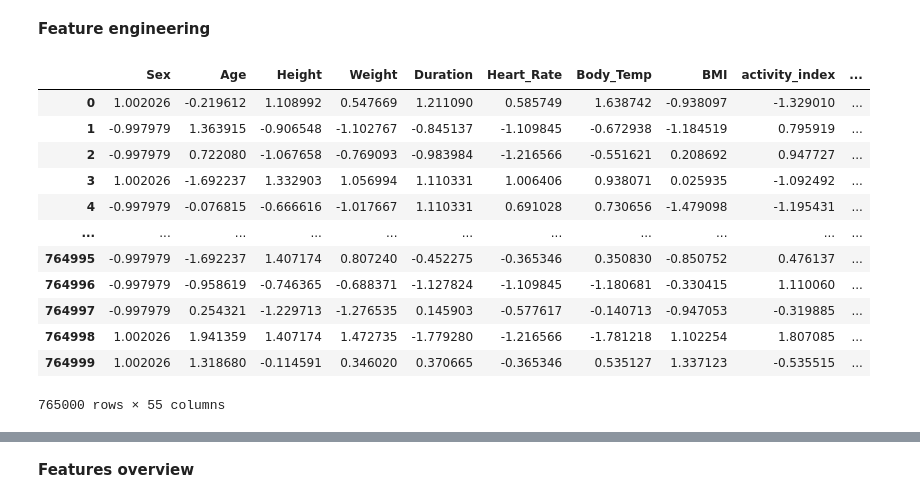
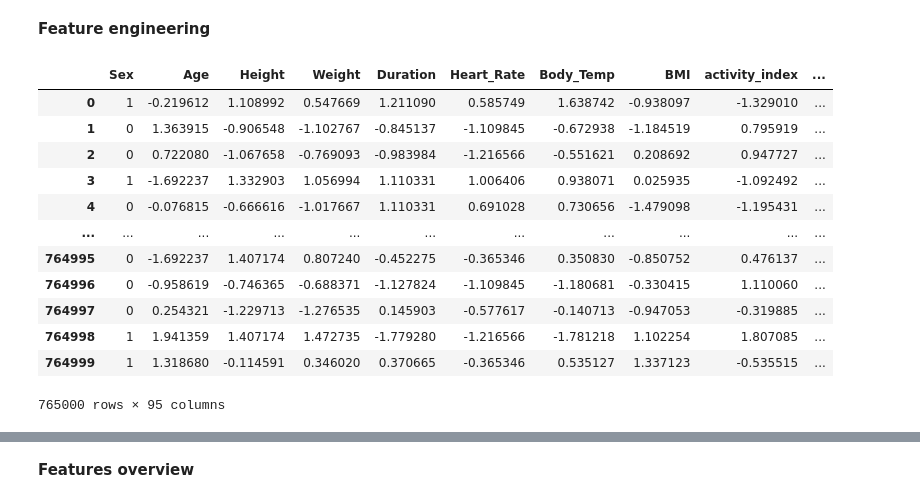
Before and after one commit to j2cry/playground, a Jupyter notebook: S5E5/research.ipynb, the cells around one changed output, grey strips where cells are left out. Drawn from its saved outputs; the diff is of its cells as text; code cells hidden in the pictures.

```diff
--- a/S5E5/research.ipynb
+++ b/S5E5/research.ipynb
@@ -21,6 +21,7 @@ from transforming import (
 )
 
 # modeling dependencies
+from xgboost import XGBRegressor, XGBRFRegressor
 from lightgbm import LGBMRegressor
 from catboost import CatBoostRegressor
 from sklearn.linear_model import SGDRegressor, LinearRegression
@@ -35,14 +36,14 @@ TARGET = 'Calories'
 USED_COLUMNS = ['']
 
 # load dataetition dataset
-comp = pd.read_csv('data/train.csv', index_col='id').astype({'Sex': 'category'})
+comp = pd.read_csv('data/train.csv', index_col='id').astype({'Sex': 'category', 'Age': 'float64'})
 # load original dataset
 orig = pd.read_csv('data/calories.csv', index_col='User_ID').rename(columns={'Gender': 'Sex'}).astype({'Sex': 'category'})
 # concatenate
 df = pd.concat([comp, orig]).reset_index(drop=True)
 
 # load test part
-test = pd.read_csv('data/test.csv', index_col='id')
+test = pd.read_csv('data/test.csv', index_col='id').astype({'Sex': 'category', 'Age': 'float64'})
 test[TARGET] = 0
 # %%
 df.head()
@@ -130,60 +131,77 @@ pipe = make_pipeline(
     Calc('Weight / (Height / 100) ** 2', to='BMI'),
     # WTF
     Calc('np.log(Heart_Rate * Body_Temp / Duration)', to='activity_index'),
-    Calc('Heart_Rate / Body_Temp', to='HeartTemp_Ratio'),
+    Calc('Heart_Rate / Body_Temp', to='HeartRateBodyTemp_Ratio'),
+    Calc('Body_Temp / Duration', to='BodyTempDuration_Ratio'),
+    Calc('Weight / Duration', to='WeightDuration_Ratio'),
+    Calc('Heart_Rate / Duration', to='HeartRateDuration_Ratio'),
 
     # bins
     # Bins('Age', to='ct_Age', bins=25),
     # Bins('Duration', to='ct_Duration', bins=25),
+    # Bins('Weight', to='ct_Weight', bins=25),
 
     # groups
+    WithSelected(r'(?!Sex|mean_|ct_)')(Group('Age', 'mean', prefix='mean_Age_', include_target=True)),
+    WithSelected(r'(?!Sex|mean_|ct_)')(Group('Duration', 'mean', prefix='mean_Duration_', include_target=True)),
+    WithSelected(r'(?!Sex|mean_|ct_)')(Group('Weight', 'mean', prefix='mean_Weight', include_target=True)),
+    # ---
+    WithSelected(r'(?!mean_|ct_)')(Group(['Sex', 'Age'], 'mean', prefix='mean_SexAge_', include_target=True)),
+    WithSelected(r'(?!mean_|ct_)')(Group(['Sex', 'Duration'], 'mean', prefix='mean_SexDuration_', include_target=True)),
+    WithSelected(r'(?!Sex|mean_|ct_)')(Group(['Age', 'Duration'], 'mean', prefix='mean_AgeDuration_', include_target=True)),
+    WithSelected(r'(?!Sex|mean_|ct_)')(Group(['Weight', 'Duration'], 'mean', prefix='mean_WeightDuration_', include_target=True)),
+
+    # WithSelected(['Age'])(Group('Age', 'mean', prefix='mean_Age_', include_target=True)),
+    # WithSelected(['Duration'])(Group('Duration', 'mean', prefix='mean_Duration_', include_target=True)),
+    # WithSelected(['Weight'])(Group('Weight', 'mean', prefix='mean_Weight', include_target=True)),
+    # # ---
     # WithSelected(['Sex', 'Age'])(Group(['Sex', 'Age'], 'mean', prefix='mean_SexAge_', include_target=True)),
-    WithSelected(r'(?!Sex|mean_|ct_.*)')(Group('Age', 'mean', prefix='mean_Age_', include_target=True)),
-    WithSelected(r'(?!Sex|mean_|ct_.*)')(Group('Duration', 'mean', prefix='mean_Duration_', include_target=True)),
-    WithSelected(r'(?!mean_|ct_.*)')(Group(['Sex', 'Age'], 'mean', prefix='mean_SexAge_', include_target=True)),
-    WithSelected(r'(?!mean_|ct_.*)')(Group(['Sex', 'Duration'], 'mean', prefix='mean_SexDuration_', include_target=True)),
-    WithSelected(r'(?!mean_|ct_.*)')(Group(['Age', 'Duration'], 'mean', prefix='mean_AgeDuration_', include_target=True)),
+    # WithSelected(['Sex', 'Duration'])(Group(['Sex', 'Duration'], 'mean', prefix='mean_SexDuration_', include_target=True)),
+    # WithSelected(['Age', 'Duration'])(Group(['Age', 'Duration'], 'mean', prefix='mean_AgeDuration_', include_target=True)),
+    # WithSelected(['Weight', 'Duration'])(Group(['Weight', 'Duration'], 'mean', prefix='mean_WeightDuration_', include_target=True)),
+
 
     # drop columns
     # Select(['Sex', 'Age', 'Height'], mode='drop'),
+    # Select(r'mean_|Sex|activity_index', mode='keep'),
 
     # fill NaN
     Fill('mean'),
 
     # standardize
-    # KeepDataframe(pre.QuantileTransformer(random_state=17)),
     # KeepDataframe(make_pipeline(
     #     pre.StandardScaler(),
     #     pre.PowerTransformer(standardize=False)
     # )),
-    KeepDataframe(pre.PowerTransformer(standardize=True)),
-    # KeepDataframe(pre.StandardScaler()),
-    # KeepDataframe(pre.RobustScaler()),
-
-    # KeepDataframe(make_pipeline(
-    #     pre.QuantileTransformer(random_state=17),
-    #     pre.PowerTransformer(standardize=True)
-    #     # pre.MinMaxScaler(),
-    # ))
+    WithSelected(r'(?!Sex)')(
+        KeepDataframe(make_pipeline(
+            # pre.QuantileTransformer(random_state=17),
+            pre.PowerTransformer(standardize=True),
+            # pre.PowerTransformer(standardize=False),
+            # pre.MinMaxScaler(),
+            # pre.StandardScaler(),
+            # pre.RobustScaler(),
+        )),
+    ),
 )
 y_pipe = pre.PowerTransformer()
 
 X: pd.DataFrame = pipe.fit_transform(df.drop(columns=TARGET), df[TARGET])     # type: ignore
 y = y_pipe.fit_transform(df[TARGET].to_numpy().reshape(-1, 1))[:, 0]
 # y = df[TARGET]
 X
 # %% [output]
 |  | Sex | Age | Height | Weight | Duration | Heart_Rate | Body_Temp | BMI | activity_index | ... |
-| 0 | 1.002026 | -0.219612 | 1.108992 | 0.547669 | 1.211090 | 0.585749 | 1.638742 | -0.938097 | -1.329010 | ... |
-| 1 | -0.997979 | 1.363915 | -0.906548 | -1.102767 | -0.845137 | -1.109845 | -0.672938 | -1.184519 | 0.795919 | ... |
-| 2 | -0.997979 | 0.722080 | -1.067658 | -0.769093 | -0.983984 | -1.216566 | -0.551621 | 0.208692 | 0.947727 | ... |
-| 3 | 1.002026 | -1.692237 | 1.332903 | 1.056994 | 1.110331 | 1.006406 | 0.938071 | 0.025935 | -1.092492 | ... |
-| 4 | -0.997979 | -0.076815 | -0.666616 | -1.017667 | 1.110331 | 0.691028 | 0.730656 | -1.479098 | -1.195431 | ... |
+| 0 | 1 | -0.219612 | 1.108992 | 0.547669 | 1.211090 | 0.585749 | 1.638742 | -0.938097 | -1.329010 | ... |
+| 1 | 0 | 1.363915 | -0.906548 | -1.102767 | -0.845137 | -1.109845 | -0.672938 | -1.184519 | 0.795919 | ... |
+| 2 | 0 | 0.722080 | -1.067658 | -0.769093 | -0.983984 | -1.216566 | -0.551621 | 0.208692 | 0.947727 | ... |
+| 3 | 1 | -1.692237 | 1.332903 | 1.056994 | 1.110331 | 1.006406 | 0.938071 | 0.025935 | -1.092492 | ... |
+| 4 | 0 | -0.076815 | -0.666616 | -1.017667 | 1.110331 | 0.691028 | 0.730656 | -1.479098 | -1.195431 | ... |
 | ... | ... | ... | ... | ... | ... | ... | ... | ... | ... | ... |
-| 764995 | -0.997979 | -1.692237 | 1.407174 | 0.807240 | -0.452275 | -0.365346 | 0.350830 | -0.850752 | 0.476137 | ... |
-| 764996 | -0.997979 | -0.958619 | -0.746365 | -0.688371 | -1.127824 | -1.109845 | -1.180681 | -0.330415 | 1.110060 | ... |
-| 764997 | -0.997979 | 0.254321 | -1.229713 | -1.276535 | 0.145903 | -0.577617 | -0.140713 | -0.947053 | -0.319885 | ... |
-| 764998 | 1.002026 | 1.941359 | 1.407174 | 1.472735 | -1.779280 | -1.216566 | -1.781218 | 1.102254 | 1.807085 | ... |
-| 764999 | 1.002026 | 1.318680 | -0.114591 | 0.346020 | 0.370665 | -0.365346 | 0.535127 | 1.337123 | -0.535515 | ... |
+| 764995 | 0 | -1.692237 | 1.407174 | 0.807240 | -0.452275 | -0.365346 | 0.350830 | -0.850752 | 0.476137 | ... |
+| 764996 | 0 | -0.958619 | -0.746365 | -0.688371 | -1.127824 | -1.109845 | -1.180681 | -0.330415 | 1.110060 | ... |
+| 764997 | 0 | 0.254321 | -1.229713 | -1.276535 | 0.145903 | -0.577617 | -0.140713 | -0.947053 | -0.319885 | ... |
+| 764998 | 1 | 1.941359 | 1.407174 | 1.472735 | -1.779280 | -1.216566 | -1.781218 | 1.102254 | 1.807085 | ... |
+| 764999 | 1 | 1.318680 | -0.114591 | 0.346020 | 0.370665 | -0.365346 | 0.535127 | 1.337123 | -0.535515 | ... |
-765000 rows × 55 columns
+765000 rows × 95 columns
 # %%
```
Also changed, not shown: parts of 15 cells of this notebook.
